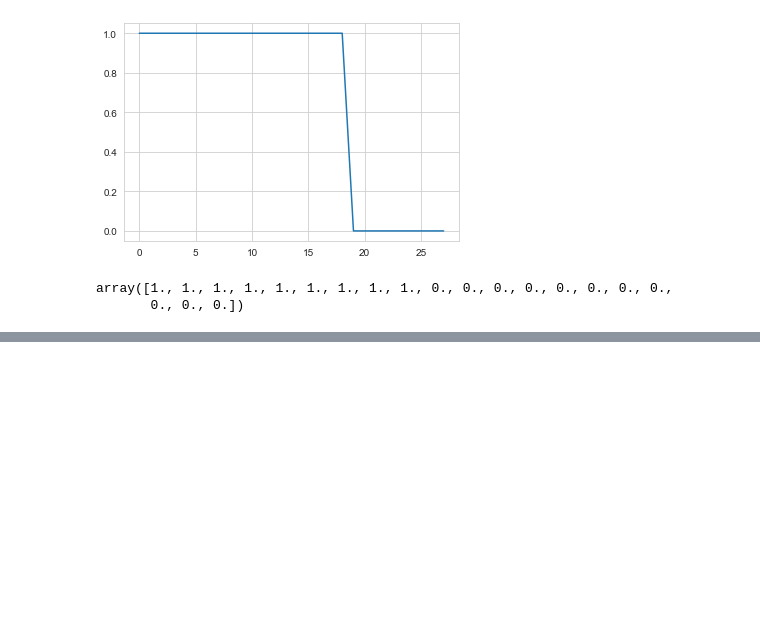
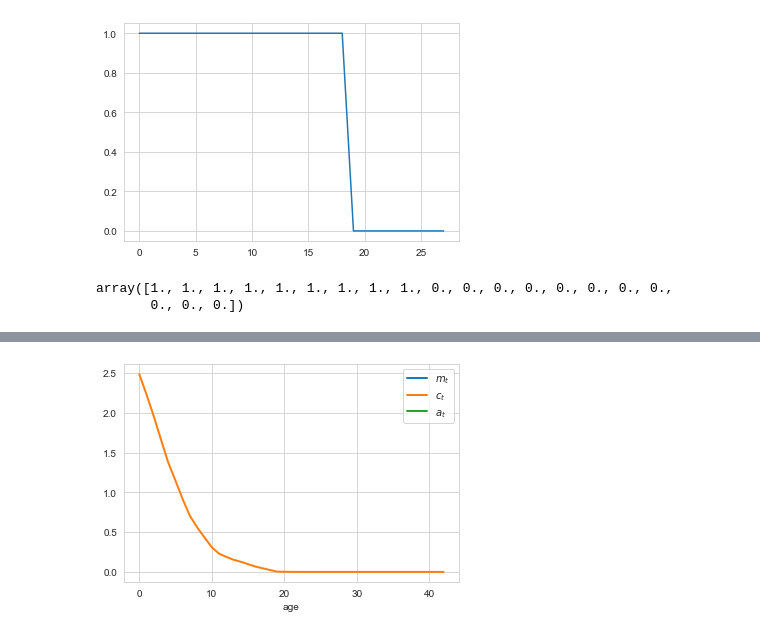
Before and after one commit to mathiassunesen/Speciale_retirement, a Jupyter notebook: Main/Main.ipynb, the cells around one changed output, grey strips where cells are left out. Drawn from its saved outputs; the diff is of its cells as text; code cells hidden in the pictures; blank space fills up the shorter version.

```diff
--- a/Main/Main.ipynb
+++ b/Main/Main.ipynb
@@ -120,0 +121,5 @@ array([1., 1., 1., 1., 1., 1., 1., 1., 1., 1., 1., 1., 1., 0., 0., 0., 0.,
+# %%
+import figs
+figs.lifecycle(model)
+# %% [output]
+[figure, added]
```
Also changed, not shown: parts of 1 cell of this notebook, 3 other files.
